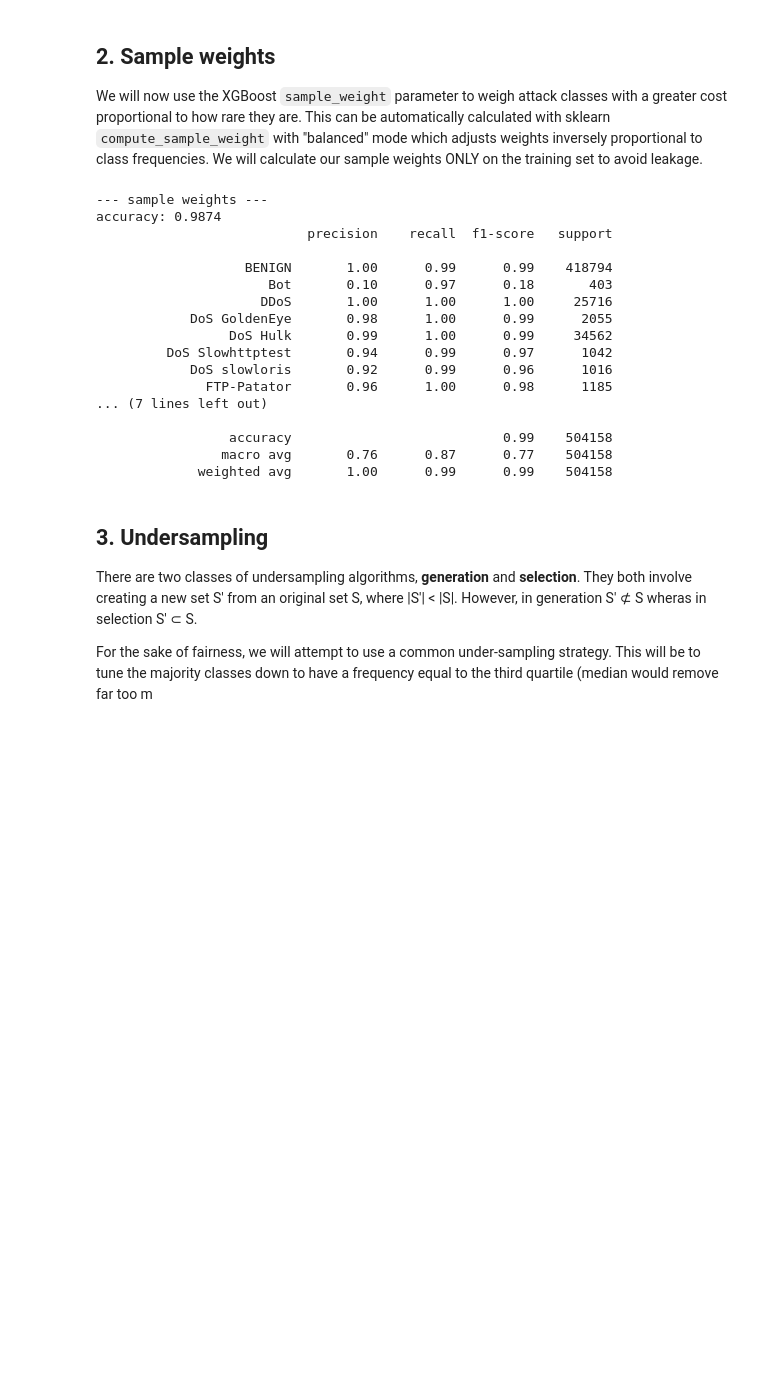
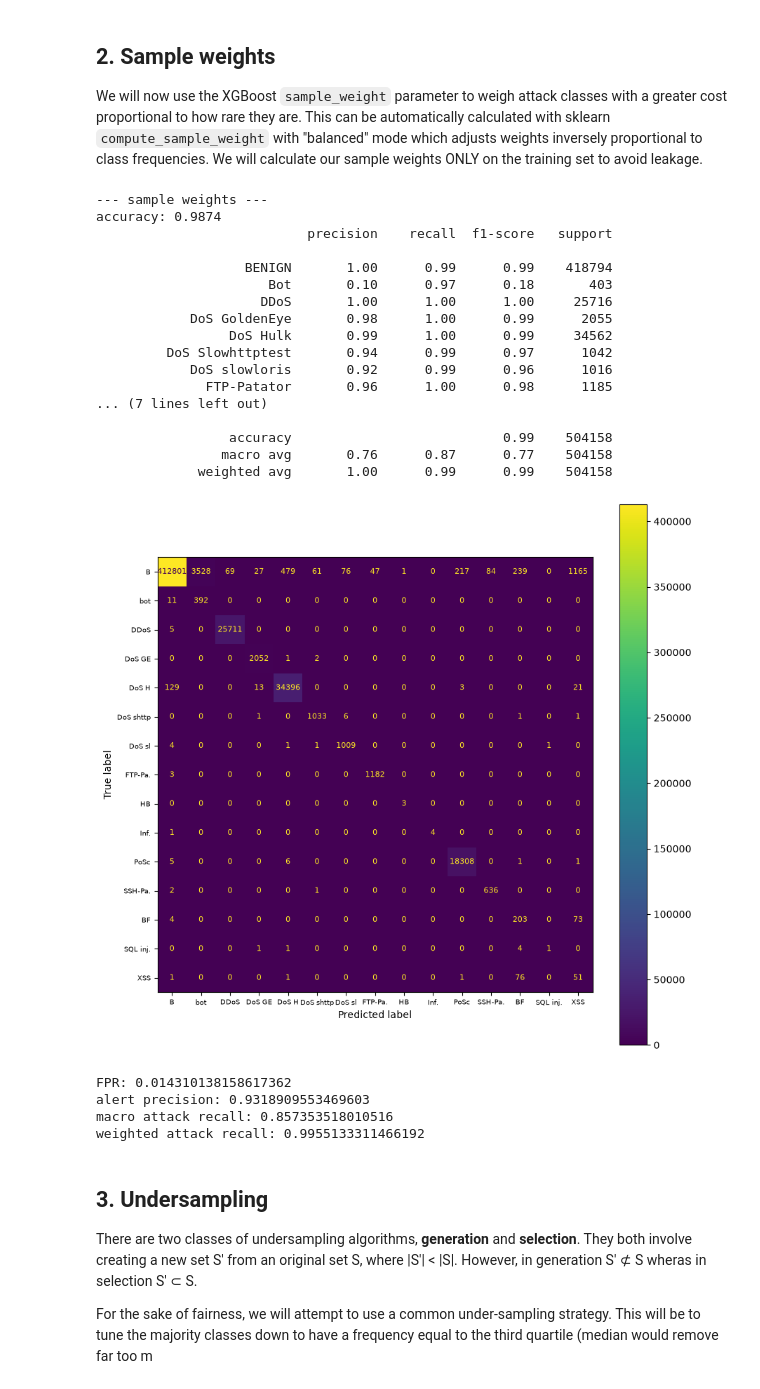
Before and after one commit to OmarHyder07/ML-IDS, a Jupyter notebook: cic-ids2017/imbalance_experiment.ipynb, the cells around one changed output. Saved outputs shown, nothing was run; the diff lists cells and outputs as text; code cells hidden in the pictures; blank space fills up the shorter version.

```diff
--- a/cic-ids2017/imbalance_experiment.ipynb
+++ b/cic-ids2017/imbalance_experiment.ipynb
@@ -14,14 +14,48 @@ from sklearn.metrics import (
     confusion_matrix, ConfusionMatrixDisplay,
     classification_report, accuracy_score
 )
+
 def evaluate(preds, y, target_names, title=""):
     """Print report + F2, show confusion matrix. Returns the predictions."""
     print(f"--- {title} ---")
     print(f"accuracy: {(preds == y).mean():.4f}")
-    print(classification_report(y, preds, target_names=target_names))
-    #cm = confusion_matrix(y, preds) #labels=target_names)
-    #ConfusionMatrixDisplay(cm).plot()
-    #return preds
+    print(classification_report(y, preds, target_names=target_names, zero_division=0))
+    cm = confusion_matrix(y, preds) #labels=target_names)
+
+    fig, ax = plt.subplots(figsize=(10, 10))
+    classes = ["B", "bot", "DDoS", "DoS GE", "DoS H", "DoS shttp",
+               "DoS sl", "FTP-Pa.", "HB", "Inf.", "PoSc", "SSH-Pa.",
+               "BF", "SQL inj.", "XSS"]
+    disp = ConfusionMatrixDisplay.from_predictions(
+        y_test,
+        preds,
+        display_labels=classes,
+        ax=ax
+    )
+    ax.tick_params(axis='both', labelsize=7)
+    for text in ax.texts:
+        text.set_fontsize(8)
+    plt.show()
+
+    fpr = cm[0, 1:].sum() / cm[0, :].sum()
+    print(f"FPR: {fpr}")
+
+    true_anomalous_alerts = np.trace(cm[1:, 1:])
+    all_anomalous_alerts = cm[:, 1:].sum()
+    alert_precision = true_anomalous_alerts / all_anomalous_alerts
+    print(f"alert precision: {alert_precision}")
+
+    recall = np.diag(cm) / cm.sum(axis=1)
+    anomalous_recall = recall[1:]
+    anomalous_macro_recall = np.mean(anomalous_recall)
+    print(f"macro attack recall: {anomalous_macro_recall}")
+
+    class_support = cm.sum(axis=1)[1:]
+    anomalous_weighted_recall = np.average(
+        anomalous_recall,
+        weights=class_support
+    )
+    print(f"weighted attack recall: {anomalous_weighted_recall}")
 # %% [markdown]
 ## Data Preparation
 # %%
@@ -266,34 +325,38 @@ dtype: float64
 We will now use the XGBoost `sample_weight` parameter to weigh attack classes with a greater cost proportional to how rare they are. This can be automatically calculated with sklearn `compute_sample_weight` with "balanced" mode which adjusts weights inversely proportional to class frequencies. We will calculate our sample weights ONLY on the training set to avoid leakage.
 # %%
 from sklearn.utils.class_weight import compute_sample_weight
-start = time.time()
 sample_weights = compute_sample_weight("balanced", y_train)
 
 xgb_sw = XGBClassifier(**hyper_params)
 xgb_sw.fit(X_train, y_train, eval_set = eval_set, sample_weight=sample_weights, verbose=0)
 
 preds_sw = xgb_sw.predict(X_test)
 evaluate(preds_sw, y_test, le.classes_, "sample weights")
 
-del xgb_sw, preds_sw
+del xgb_sw, preds_sw, sample_weights
 # %% [output]
 --- sample weights ---
 accuracy: 0.9874
                            precision    recall  f1-score   support
 
                    BENIGN       1.00      0.99      0.99    418794
                       Bot       0.10      0.97      0.18       403
                      DDoS       1.00      1.00      1.00     25716
             DoS GoldenEye       0.98      1.00      0.99      2055
                  DoS Hulk       0.99      1.00      0.99     34562
          DoS Slowhttptest       0.94      0.99      0.97      1042
             DoS slowloris       0.92      0.99      0.96      1016
               FTP-Patator       0.96      1.00      0.98      1185
 ... (7 lines left out)
 
                  accuracy                           0.99    504158
                 macro avg       0.76      0.87      0.77    504158
              weighted avg       1.00      0.99      0.99    504158
+[figure, added]
+FPR: 0.014310138158617362
+alert precision: 0.9318909553469603
+macro attack recall: 0.857353518010516
+weighted attack recall: 0.9955133311466192
 # %% [markdown]
 ## 3. Undersampling
 There are two classes of undersampling algorithms, **generation** and **selection**. They both involve creating a new set S' from an original set S, where |S'| < |S|. However, in generation S' ⊄ S wheras in selection S' ⊂ S.
```
Also changed, not shown: parts of 10 cells of this notebook, 2 other files.
